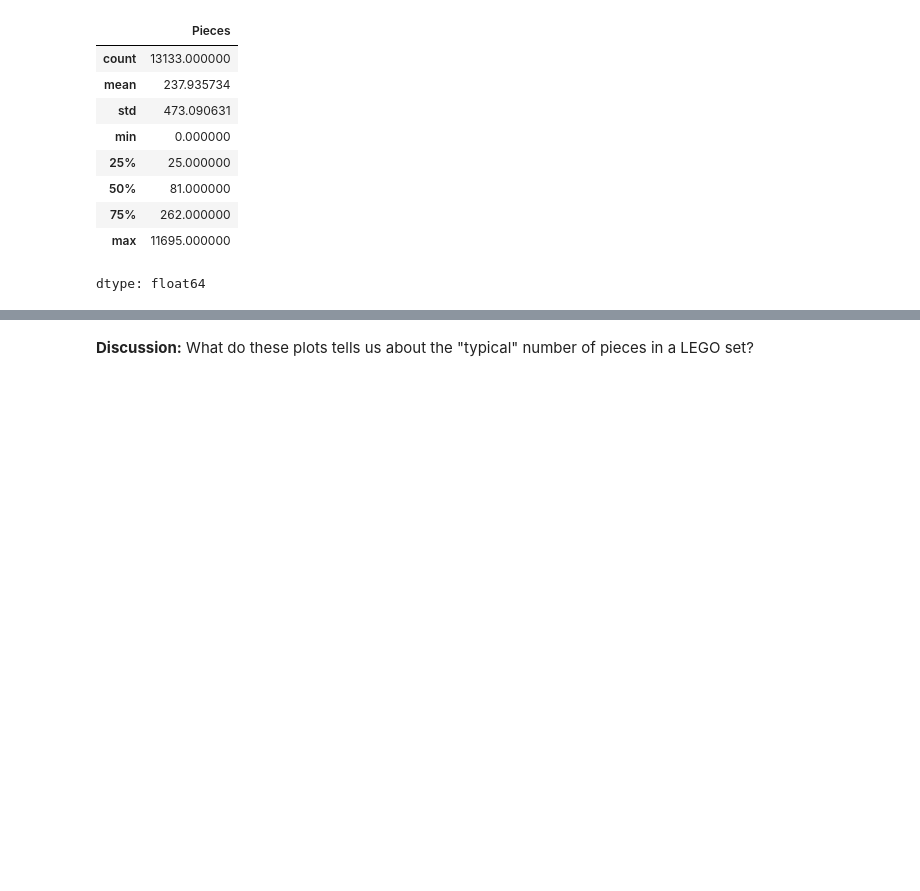
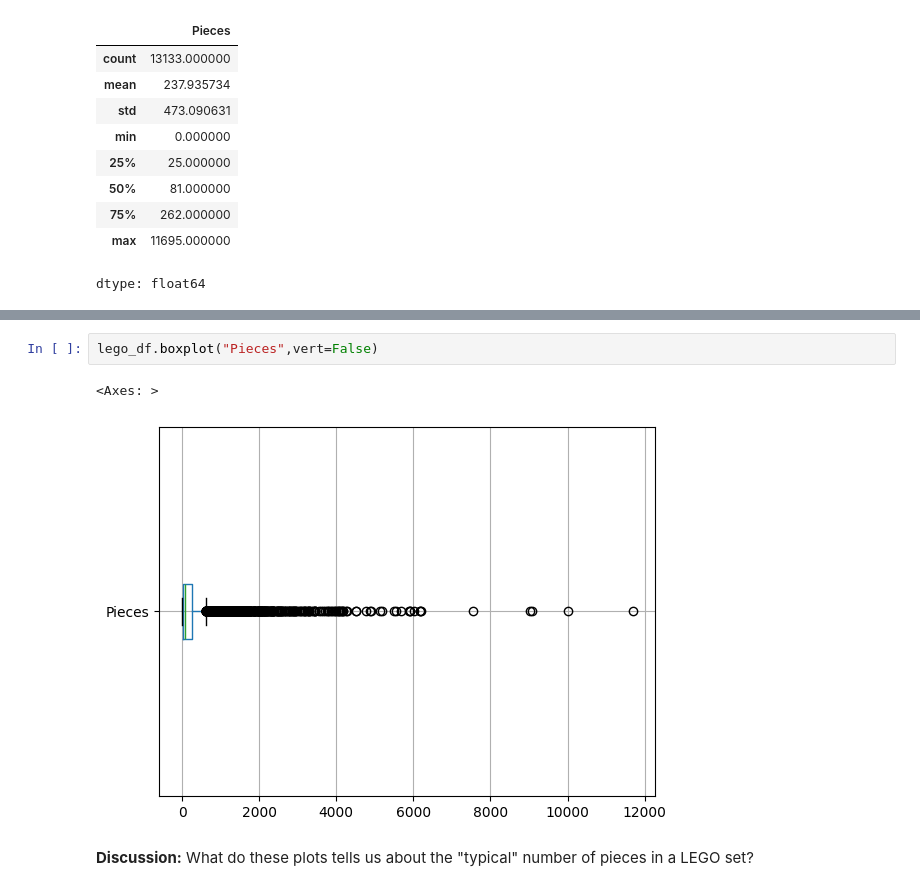
Before and after one commit to jelenavasic009-png/DSB-Unit-02, a Jupyter notebook: 02 - Exploring and Joining/02-distributions.ipynb, the cells around one changed output, grey strips where cells are left out. Cells and saved outputs as stored; diff of their text form; blank space fills up the shorter version.

```diff
--- a/02 - Exploring and Joining/02-distributions.ipynb
+++ b/02 - Exploring and Joining/02-distributions.ipynb
@@ -121,2 +130,7 @@ dtype: float64
+# %%
+lego_df.boxplot("Pieces",vert=False)
+# %% [output]
+<Axes: >
+[figure, added]
 # %% [markdown]
 **Discussion:** What do these plots tells us about the "typical" number of pieces in a LEGO set?
```
Also changed, not shown: parts of 3 cells of this notebook.
